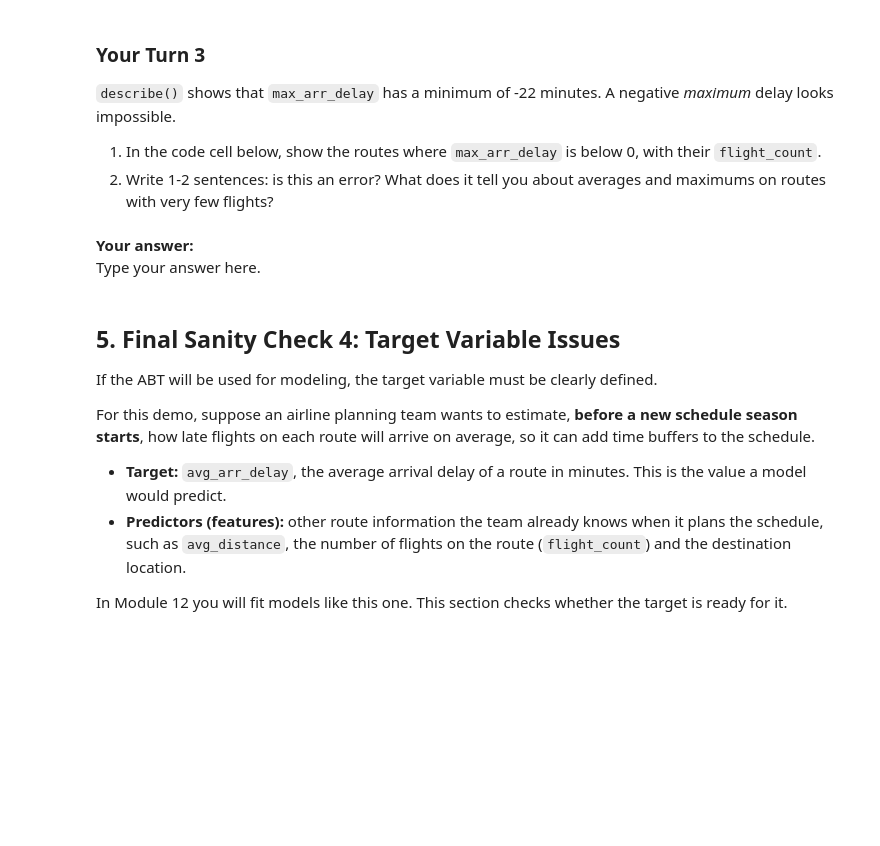
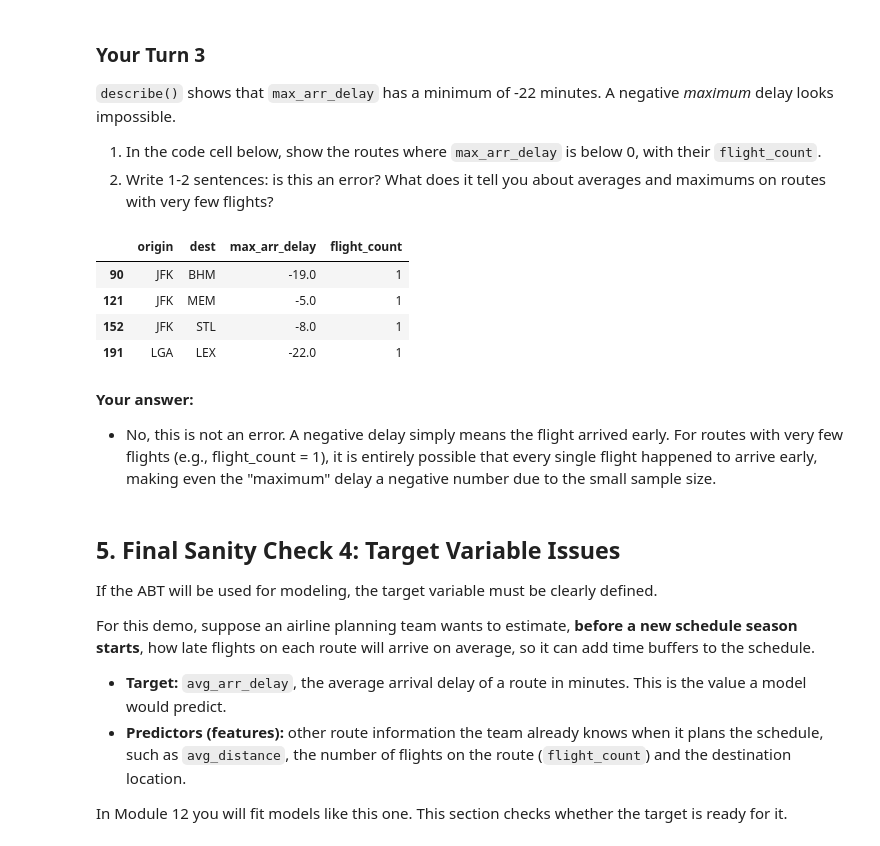
Before and after one commit to utsahenry/ban6003-week-11-abt_documentation, a Jupyter notebook: notebooks/module11_abt_documentation_guided_lab.ipynb, the cells around one changed output. Saved outputs shown, nothing was run; the diff lists cells and outputs as text; code cells hidden in the pictures; blank space fills up the shorter version.

```diff
--- a/notebooks/module11_abt_documentation_guided_lab.ipynb
+++ b/notebooks/module11_abt_documentation_guided_lab.ipynb
@@ -325,10 +325,18 @@ Extreme values do not automatically mean errors. They may be real business signa
 # %%
 # Your Turn 3
 # Show the routes with a negative max_arr_delay and their flight_count.
 # Hint: filter route_abt with a Boolean condition, then select a few columns.
+
+route_abt[route_abt["max_arr_delay"] < 0][["origin", "dest", "max_arr_delay", "flight_count"]]
+# %% [output]
+|  | origin | dest | max_arr_delay | flight_count |
+| 90 | JFK | BHM | -19.0 | 1 |
+| 121 | JFK | MEM | -5.0 | 1 |
+| 152 | JFK | STL | -8.0 | 1 |
+| 191 | LGA | LEX | -22.0 | 1 |
 # %% [markdown]
 **Your answer:**
-Type your answer here.
+- No, this is not an error. A negative delay simply means the flight arrived early. For routes with very few flights (e.g., flight_count = 1), it is entirely possible that every single flight happened to arrive early, making even the "maximum" delay a negative number due to the small sample size.
 # %% [markdown]
 ## 5. Final Sanity Check 4: Target Variable Issues
 
```
Also changed, not shown: parts of 9 cells of this notebook, 3 other files.
